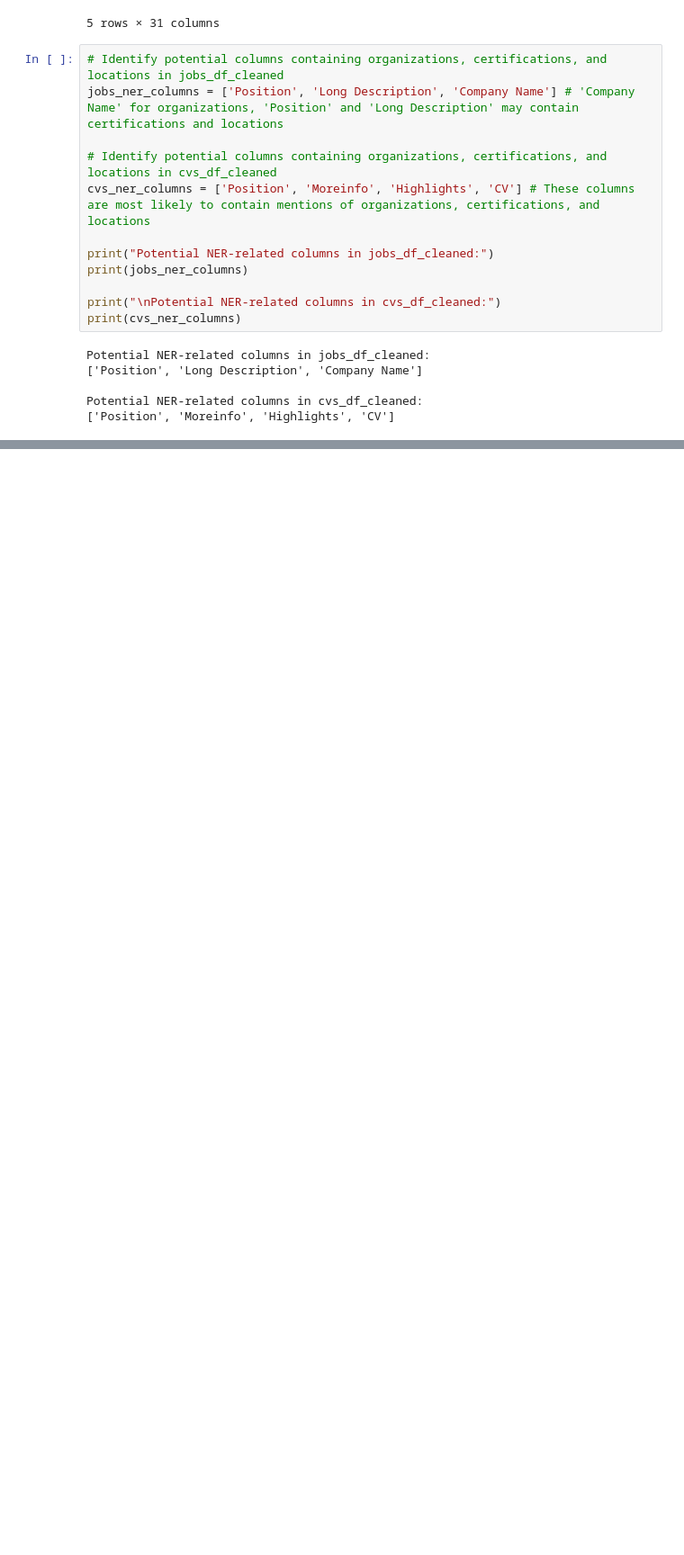
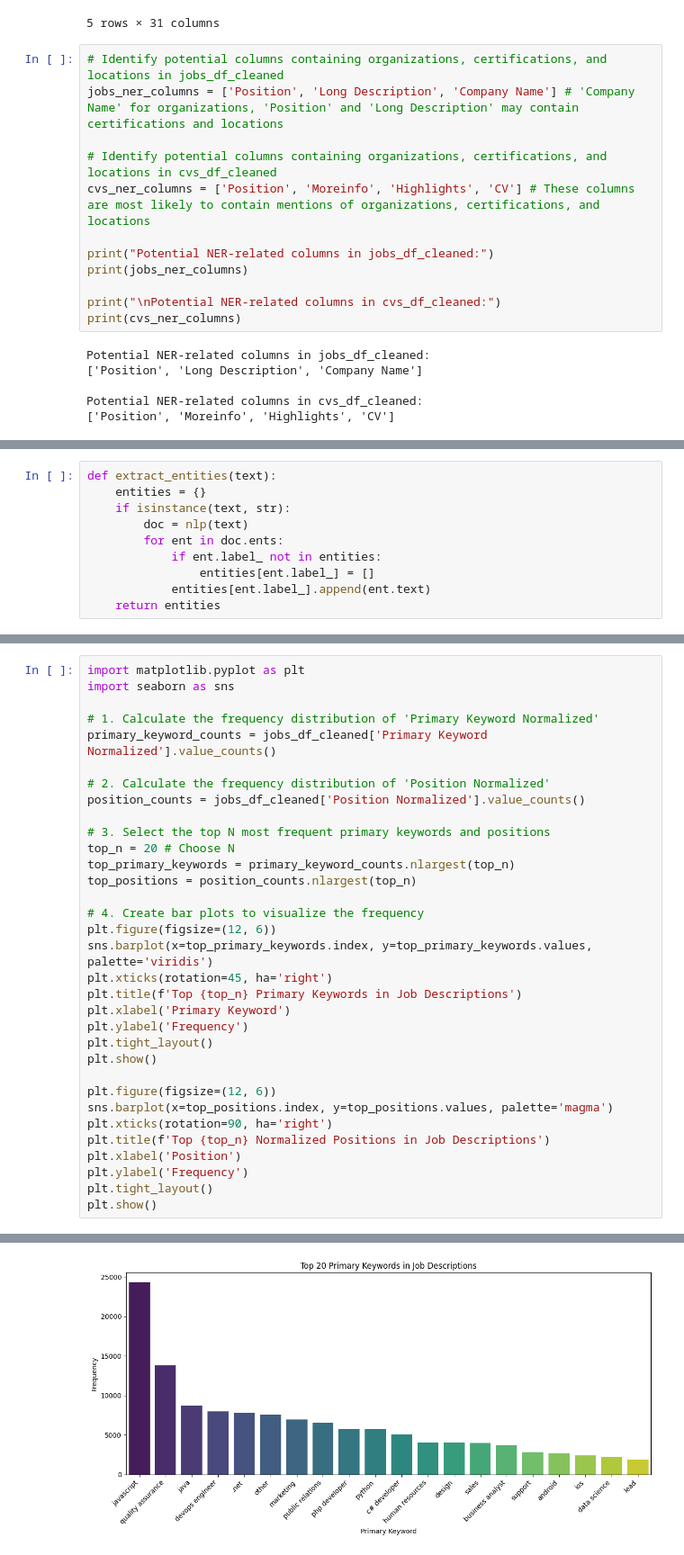
Before and after one commit to devprithvi/DijniResumeRanking, a Jupyter notebook: Preprocessing.ipynb, the cells around one changed output, grey strips where cells are left out. Shown: that part at 90% size. Cells and saved outputs as stored; diff of their text form; blank space fills up the shorter version.

```diff
--- a/Preprocessing.ipynb
+++ b/Preprocessing.ipynb
@@ -1013,0 +1051,10 @@ NameError: name 'nlp' is not defined
+# %%
+def extract_entities(text):
+    entities = {}
+    if isinstance(text, str):
+        doc = nlp(text)
+        for ent in doc.ents:
+            if ent.label_ not in entities:
+                entities[ent.label_] = []
+            entities[ent.label_].append(ent.text)
+    return entities
@@ -1013,0 +1171,34 @@ NameError: name 'nlp' is not defined
+# %%
+import matplotlib.pyplot as plt
+import seaborn as sns
+
+# 1. Calculate the frequency distribution of 'Primary Keyword Normalized'
+primary_keyword_counts = jobs_df_cleaned['Primary Keyword Normalized'].value_counts()
+
+# 2. Calculate the frequency distribution of 'Position Normalized'
+position_counts = jobs_df_cleaned['Position Normalized'].value_counts()
+
+# 3. Select the top N most frequent primary keywords and positions
+top_n = 20 # Choose N
+top_primary_keywords = primary_keyword_counts.nlargest(top_n)
+top_positions = position_counts.nlargest(top_n)
+
+# 4. Create bar plots to visualize the frequency
+plt.figure(figsize=(12, 6))
+sns.barplot(x=top_primary_keywords.index, y=top_primary_keywords.values, palette='viridis')
+plt.xticks(rotation=45, ha='right')
+plt.title(f'Top {top_n} Primary Keywords in Job Descriptions')
+plt.xlabel('Primary Keyword')
+plt.ylabel('Frequency')
+plt.tight_layout()
+plt.show()
+
+plt.figure(figsize=(12, 6))
+sns.barplot(x=top_positions.index, y=top_positions.values, palette='magma')
+plt.xticks(rotation=90, ha='right')
+plt.title(f'Top {top_n} Normalized Positions in Job Descriptions')
+plt.xlabel('Position')
+plt.ylabel('Frequency')
+plt.tight_layout()
+plt.show()
+# %% [output]
@@ -1013,0 +1208 @@ NameError: name 'nlp' is not defined
+[figure, added]
```
Also changed, not shown: parts of 16 cells of this notebook.
